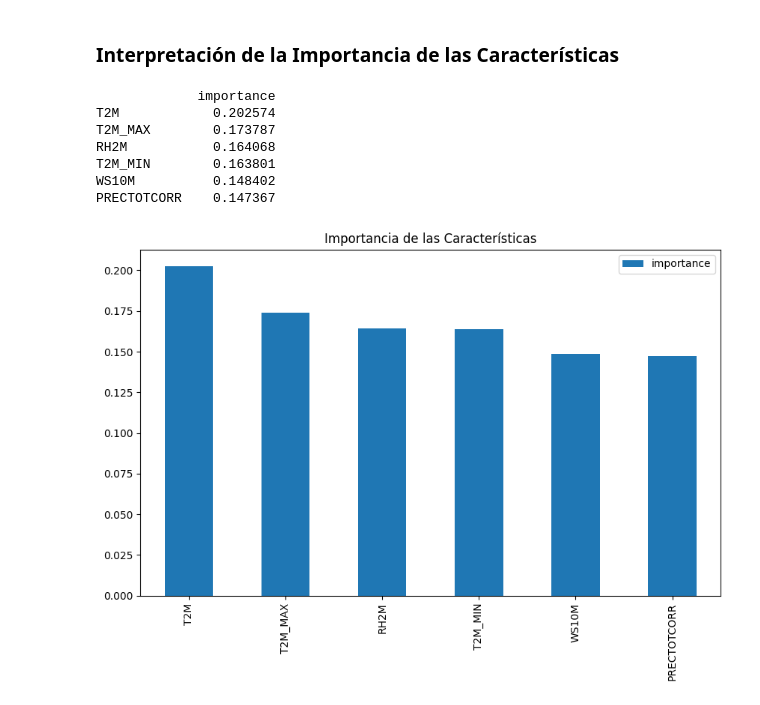
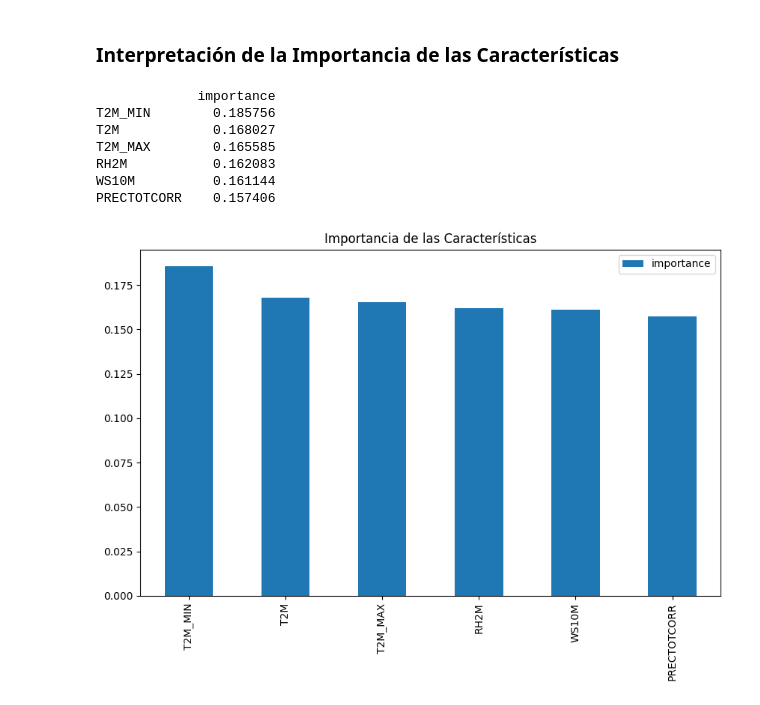
Before and after one commit to andersonjalvarado/Proyecto-IA-Javeriana, a Jupyter notebook: Proyecto.ipynb, the cells around one changed output. Saved outputs shown, nothing was run; the diff lists cells and outputs as text; code cells hidden in the pictures.

```diff
--- a/Proyecto.ipynb
+++ b/Proyecto.ipynb
@@ -802,0 +836,30 @@ X_train, X_test, y_train, y_test = train_test_split(X, y, test_size=0.3, random_
+# %%
+# Definir los hiperparámetros a ajustar
+param_grid = {
+    'criterion': ['gini', 'entropy'], # Criterio para medir la calidad de una división
+    'n_estimators': [100, 200, 300], # Número de árboles en el bosque
+    'max_depth': [None, 5, 10], # Profundidad máxima de los árboles
+    'max_samples': [None, 0.5, 0.8], # Porcentaje de muestras a considerar
+    'min_samples_split': [2, 5, 10], # Número mínimo de muestras requeridas para dividir un nodo
+}
+
+# Realizar la búsqueda de hiperparámetros con validación cruzada
+grid_search = GridSearchCV(estimator = rf, # Modelo a ajustar
+                           param_grid = param_grid, # Hiperparámetros a ajustar
+                           cv = 5, # Número de divisiones para la validación cruzada
+                           scoring='accuracy', # Métrica a optimizar
+                           )
+# %%
+# Ajustar el modelo
+grid_search.fit(X_train, y_train)
+
+# Obtener el mejor modelo y sus hiperparámetros
+best_model = grid_search.best_estimator_
+best_params = grid_search.best_params_
+print("Best parameters:", best_params)
+
+# Evaluar el mejor modelo en el conjunto de prueba
+best_model.fit(X_train, y_train)
+y_pred = best_model.predict(X_test)
+accuracy = accuracy_score(y_test, y_pred)
+print("Accuracy:", accuracy)
@@ -803,10 +869,14 @@ X_train, X_test, y_train, y_test = train_test_split(X, y, test_size=0.3, random_
 # %%
-# Crear y entrenar el modelo
-rf_model = RandomForestClassifier(n_estimators=100, random_state=42)
-rf_model.fit(X_train, y_train)
+# Crear y entrenar el modelo cpn los mejores parametros
+rf_best_model = RandomForestClassifier(criterion = 'gini',
+                                       max_depth = 10,
+                                       max_samples = 0.5,
+                                       min_samples_split = 2,
+                                       n_estimators = 100)
+rf_best_model.fit(X_train, y_train)
 
 # Predecir con el modelo
-y_pred = rf_model.predict(X_test)
+y_pred = rf_best_model.predict(X_test)
 # %% [markdown]
 ### Evaluar el Modelo
 # %%
@@ -840,21 +910,21 @@ weighted avg       0.51      0.48      0.49        52
 ### Interpretación de la Importancia de las Características
 # %%
 # Importancia de las características
-feature_importances = pd.DataFrame(rf_model.feature_importances_,
+feature_importances = pd.DataFrame(rf_best_model.feature_importances_,
                                    index = X_train.columns,
                                    columns=['importance']).sort_values('importance', ascending=False)
 print(feature_importances)
 
 # Visualización de la importancia de las características
 feature_importances.plot(kind='bar', figsize=(10, 6))
 plt.title('Importancia de las Características')
 plt.show()
 # %% [output]
              importance
-T2M            0.202574
-T2M_MAX        0.173787
-RH2M           0.164068
-T2M_MIN        0.163801
-WS10M          0.148402
-PRECTOTCORR    0.147367
+T2M_MIN        0.185756
+T2M            0.168027
+T2M_MAX        0.165585
+RH2M           0.162083
+WS10M          0.161144
+PRECTOTCORR    0.157406
-[figure, old version]
+[figure, new version]
```
Also changed, not shown: parts of 16 cells of this notebook, 1 other file.
